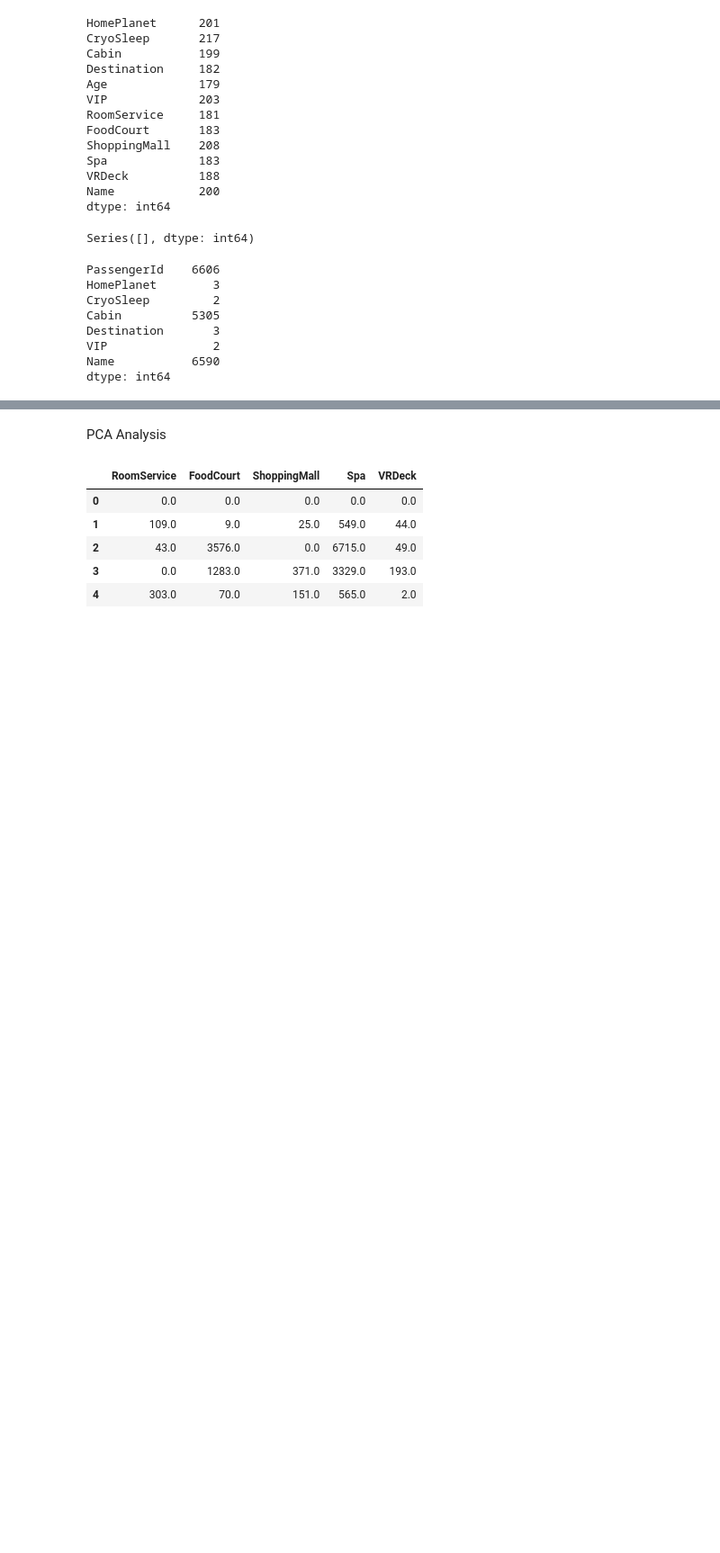
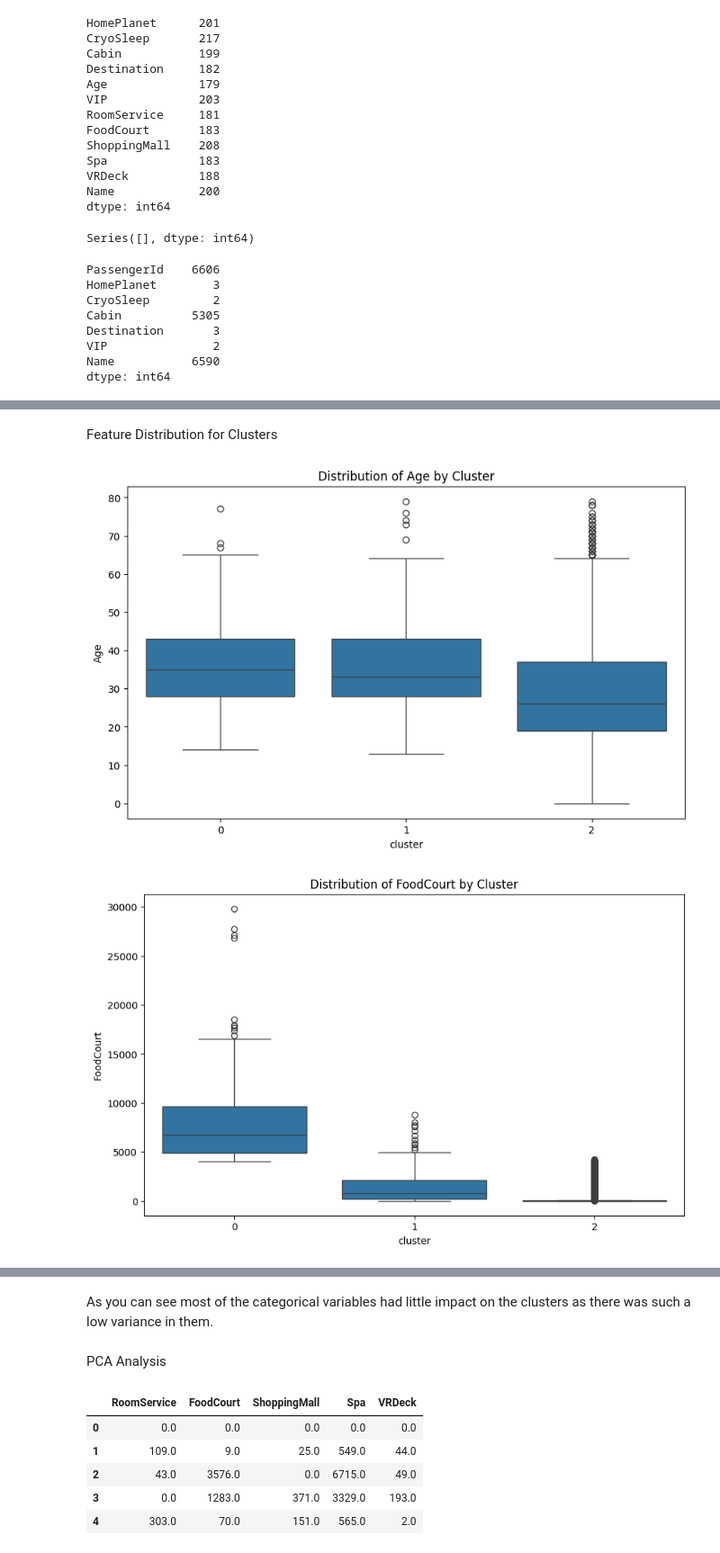
Before and after one commit to pkingGMU/spaceship-titanic, a Jupyter notebook: spaceship_titanic.ipynb, the cells around one changed output, grey strips where cells are left out. Shown at 90% size. Drawn from its saved outputs; the diff is of its cells as text; code cells hidden in the pictures; blank space fills up the shorter version.

```diff
--- a/spaceship_titanic.ipynb
+++ b/spaceship_titanic.ipynb
@@ -94,7 +104,7 @@ Name           6590
 dtype: int64
 # %%
 #drop object variables with too manyb unique values
-train.drop(["Cabin","Name"], axis=1, inplace=True)
+train.drop(['PassengerId', 'Cabin', 'Name'], axis=1, inplace=True)
 
 print(train.dtypes)
 #unneeded rows dropped!
@@ -114,0 +223,19 @@ dtype: object
+# %% [markdown]
+Feature Distribution for Clusters
+# %%
+# Plot numerical feature distributions by cluster
+for col in ['Age', 'FoodCourt', 'Spa', 'VRDeck']:
+    plt.figure(figsize=(10, 6))
+    sns.boxplot(x='cluster', y=col, data=train)
+    plt.title(f'Distribution of {col} by Cluster')
+    plt.show()
+
+# Plot categorical/boolean feature counts by cluster
+for col in ['HomePlanet', 'CryoSleep', 'Destination', 'VIP', 'Transported']:
+    plt.figure(figsize=(10, 6))
+    sns.countplot(x='cluster', hue=col, data=train)
+    plt.title(f'Distribution of {col} by Cluster')
+    plt.show()
+# %% [output]
+[figure, added]
+[figure, added]
@@ -115,3 +249,5 @@ dtype: object
+# %% [markdown]
+As you can see most of the categorical variables had little impact on the clusters as there was such a low variance in them.
 # %% [markdown]
 PCA Analysis
 # %%
```
Also changed, not shown: parts of 24 cells of this notebook.
